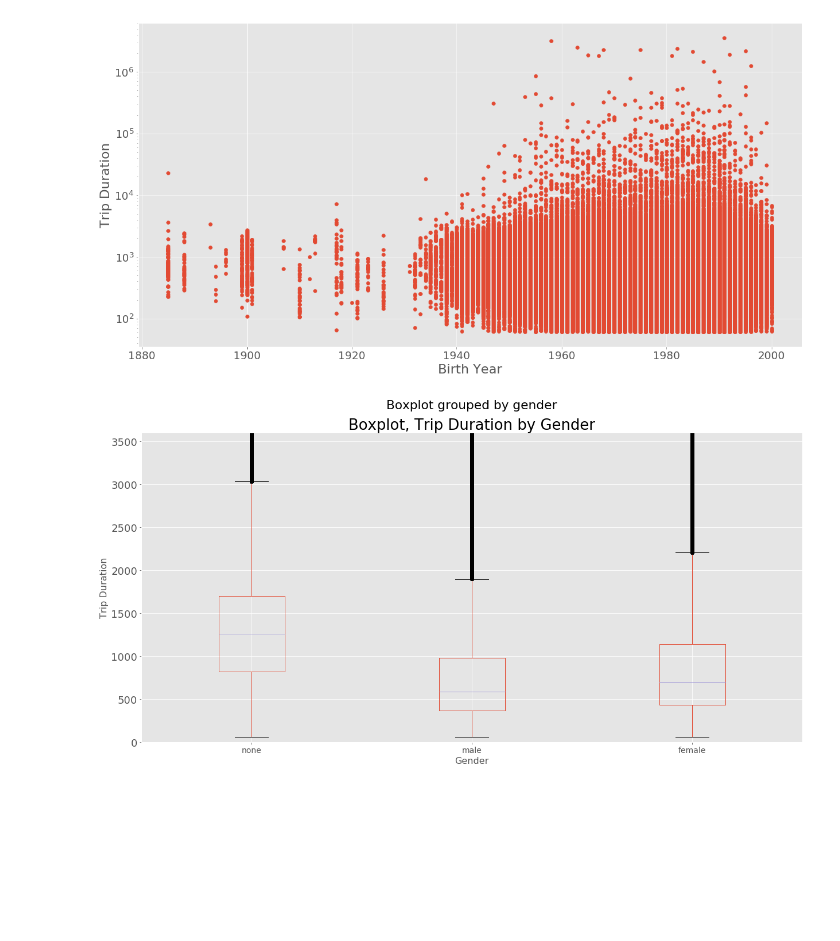
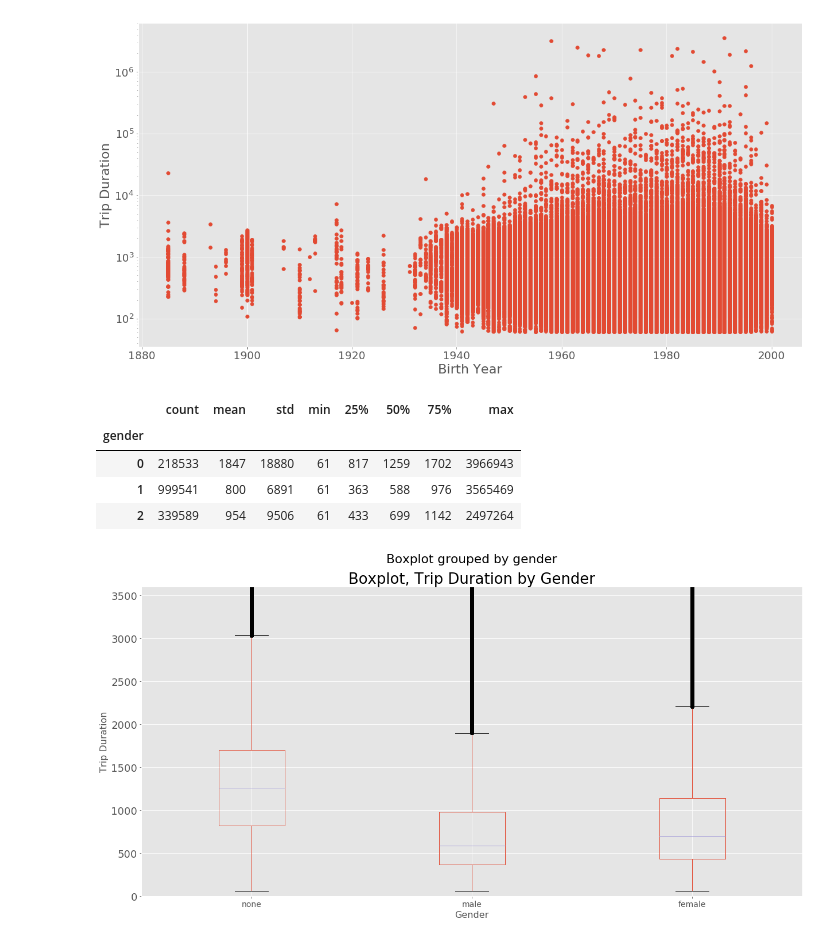
Before and after one commit to advanit/sb-submit, a Jupyter notebook: story.ipynb, the cells around one changed output. Cells and saved outputs as stored; diff of their text form; code cells hidden in the pictures; blank space fills up the shorter version.

```diff
--- a/story.ipynb
+++ b/story.ipynb
@@ -307,4 +333,13 @@ plt.yscale('log')
 plt.show()
 # %% [output]
 [figure]
+# %%
+# HOW / Trip Duration Boxplot by Gender: This shows the distributions by gender, less than 1 hr
+sample.groupby('gender')['tripduration'].describe()
+# %% [output]
+|  | count | mean | std | min | 25% | 50% | 75% | max |
+| gender |  |  |  |  |  |  |  |  |
+| 0 | 218533 | 1847 | 18880 | 61 | 817 | 1259 | 1702 | 3966943 |
+| 1 | 999541 | 800 | 6891 | 61 | 363 | 588 | 976 | 3565469 |
+| 2 | 339589 | 954 | 9506 | 61 | 433 | 699 | 1142 | 2497264 |
 # %%
```
Also changed, not shown: parts of 15 cells of this notebook.
